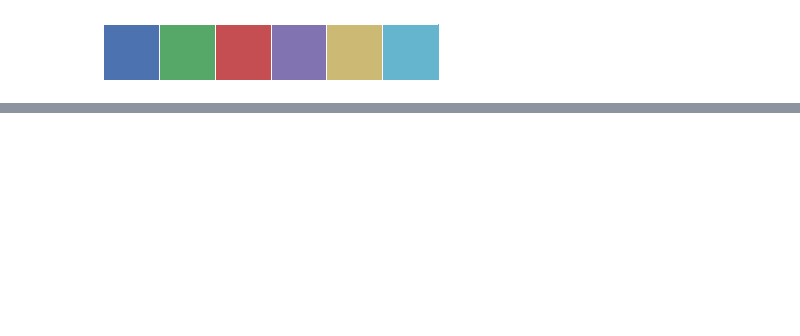
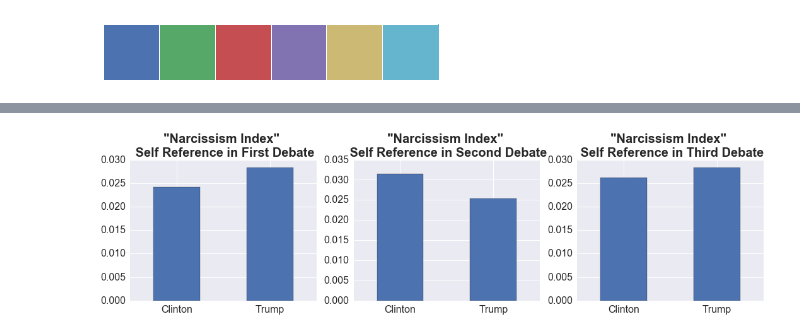
Before and after one commit to dwaynemartin/projects, a Jupyter notebook: Debate Analysis.ipynb, the cells around one changed output, grey strips where cells are left out. Cells and saved outputs as stored; diff of their text form; code cells hidden in the pictures; blank space fills up the shorter version.

```diff
--- a/Debate Analysis.ipynb
+++ b/Debate Analysis.ipynb
@@ -407,12 +194,0 @@ df
-# %%
-df2 = create_dataframe_of_sentiment(debate2,3)
-
-ax = df2.plot(kind = 'bar',title = 'Sentiment Polarity in 2nd Debate')
-ax.set_xticklabels( ['1st Period','2nd Period','3rd Period'], rotation=45 )
-
-
-plt.xticks(rotation=0)
-
-#plt.set.xlabel='30 Minute Period of Debate'
-fig = ax.get_figure()
-fig.savefig('second' + '.png')
@@ -439,0 +303,19 @@ for x in xrange(1,8):
+# %%
+fig, axs = plt.subplots(1,3,figsize=(18,4))
+
+debate_names = [('debate1','First Debate'), ('debate2','Second Debate'), ('debate3','Third Debate')]
+
+count = 0
+for d,t in debate_names:
+    title = '"Narcissism Index" \n Self Reference in {0}'.format(t)
+    df_narcissim_index(d).plot(kind = 'bar',title = title,legend=False,ax=axs[count])
+    count +=1
+
+
+for ax in fig.axes:
+    #ax.set_ylim([0,7000])
+    plt.sca(ax)
+    plt.xticks(rotation=0)
+fig.savefig('narcissism' + '.png')
+# %% [output]
+[figure, added]
```
Also changed, not shown: parts of 49 cells of this notebook.
